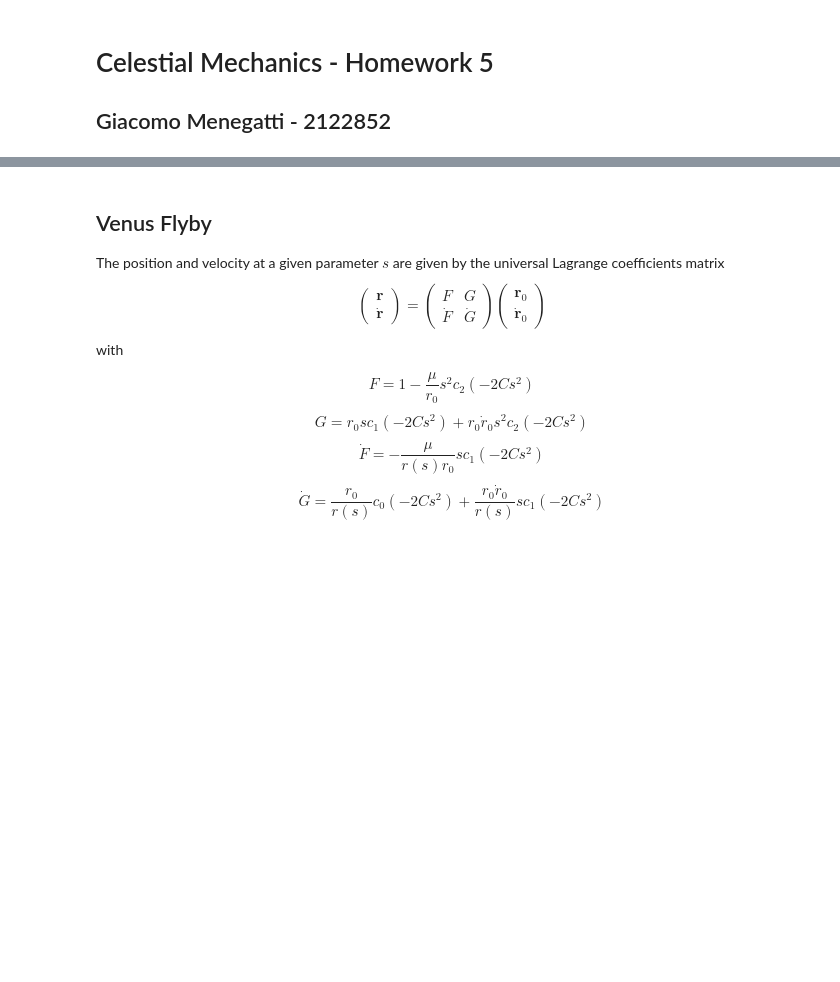
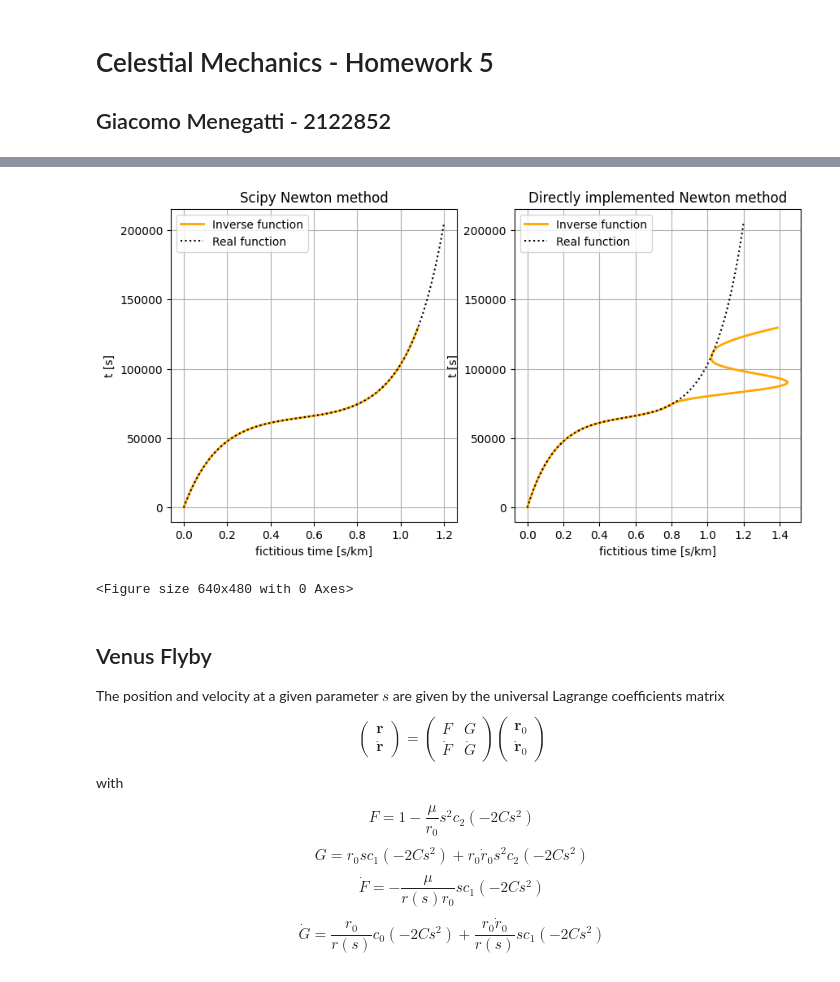
Before and after one commit to Giacomo-Menegatti/Celestial-Mechanics, a Jupyter notebook: Homework5/homework5.ipynb, the cells around one changed output, grey strips where cells are left out. Drawn from its saved outputs; the diff is of its cells as text; code cells hidden in the pictures; blank space fills up the shorter version.

```diff
--- a/Homework5/homework5.ipynb
+++ b/Homework5/homework5.ipynb
@@ -9,3 +12,7 @@ import matplotlib.cm as cmaps
+# %%
+R0 = np.array([-267733.084163, 199426.194677, 254709.414665]) # I use the upper case to indicate a vector
+V0 = np.array([4.168950, -2.598877, -3.925639])
+GM = 324859.2139518842890
 # %% [markdown]
 ## Stumff's functions
 The general form of a Stumff's function is $$c_n(z)=\sum_{k=0}^\infty (-1)^k\frac{z^k}{(2k+n)!} $$ that far from zero can be derived from a combination of trigonometric functions in the positive domain and hyperbolic ones in the negative part. Around zero, to avoid errors in the computation, the series expansion is used.
@@ -74,3 +100,40 @@ def UKE_solve(t, t0, r0, dr0, C, mu, rtol=1e-10):
+# %%
+r0 = np.linalg.norm(R0)
+dr0 = np.dot(R0, V0)/r0         #dr0 is the radial component of the velocity
+C = 0.5*np.dot(V0, V0) - GM/r0  #Constant of energy
+T = np.linspace(0, 36*3600, 100)
+
+s_list = [UKE_solve(t=t, t0=0.0, r0=r0, dr0=dr0, C=C, mu=GM) for t in T]
+s_list_wrong = [UKE_solve_wrong(t=t, t0=0.0, r0=r0, dr0=dr0, C=C, mu=GM) for t in T]
+
+# True function
+S = np.linspace(0,1.2, 1000)
+t_list = [t_(s, 0, r0, dr0, C, GM) for s in S]
+
+fig, AX = plt.subplots(nrows=1, ncols=2, figsize=(10, 5))
+AX[0].set_title('Scipy Newton method')
+AX[0].plot(s_list, T, color='orange', lw=2, label='Inverse function')
+
+AX[1].set_title('Directly implemented Newton method')
+AX[1].plot(s_list_wrong, T, color='orange', lw=2, label='Inverse function')
+
+AX[0].plot(S, t_list, ls='dotted', color='k', label='Real function')
+AX[1].plot(S, t_list, ls='dotted', color='k', label='Real function')
+
+AX[0].set_xlabel('fictitious time [s/km]')
+AX[0].set_ylabel('t [s]')
+AX[1].set_xlabel('fictitious time [s/km]')
+AX[1].set_ylabel('t [s]')
+AX[0].legend()
+AX[0].grid()
+AX[1].legend()
+AX[1].grid()
+
+plt.show()
+plt.tight_layout()
+# %% [output]
+[figure, added]
+<Figure size 640x480 with 0 Axes>
 # %% [markdown]
 ## Venus Flyby
 The position and velocity at a given parameter $s$ are given by the universal Lagrange coefficients matrix
```
Also changed, not shown: parts of 15 cells of this notebook.
